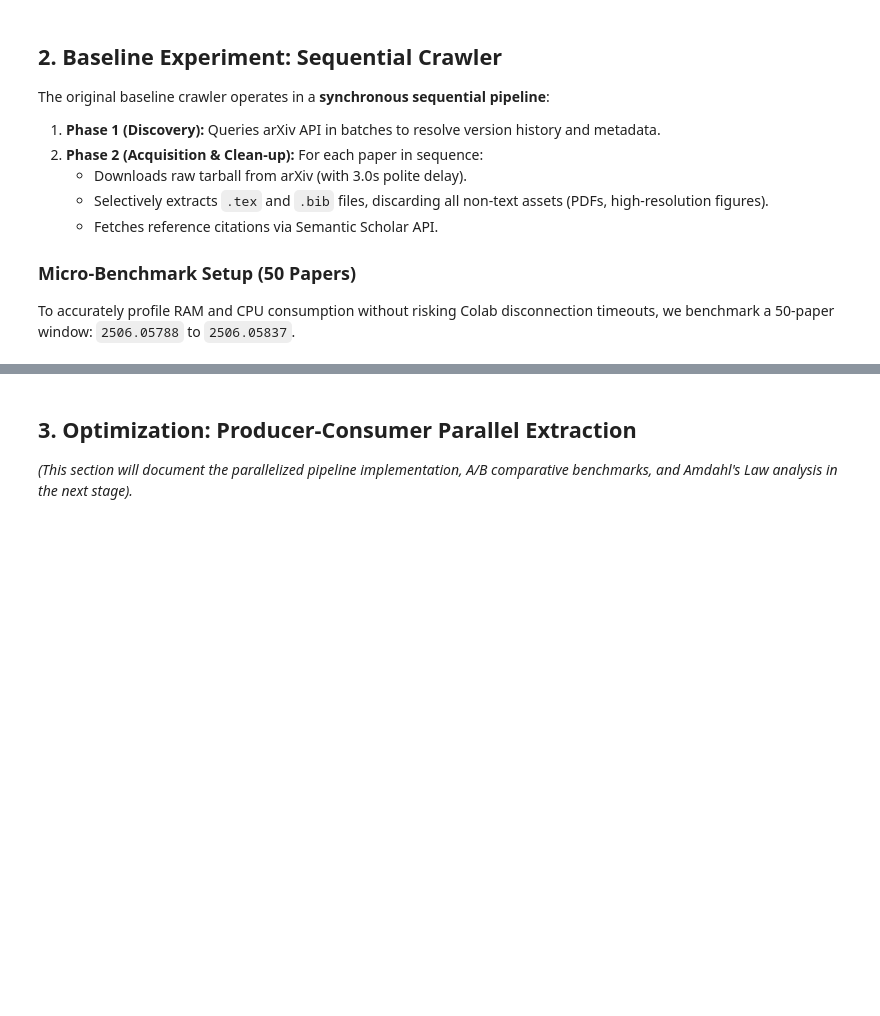
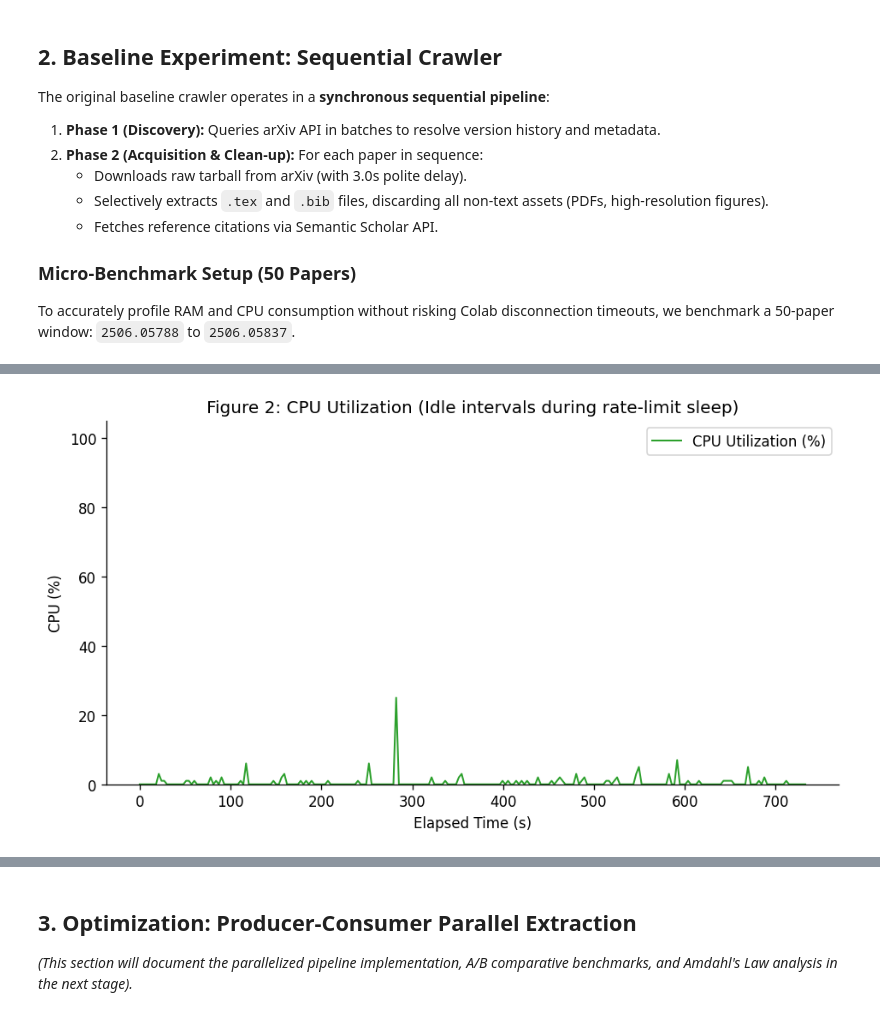
Before and after one commit to QuangPhat101/arXiv-Report, a Jupyter notebook: milestone1/performance.ipynb, the cells around one changed output, grey strips where cells are left out. Cells and saved outputs as stored; diff of their text form; code cells hidden in the pictures; blank space fills up the shorter version.

```diff
--- a/milestone1/performance.ipynb
+++ b/milestone1/performance.ipynb
@@ -395,0 +490,20 @@ else:
+# %%
+if baseline_data is not None:
+    mem_info = baseline_data.get("memory", {})
+    t = mem_info.get("timeline_s", [])
+    cpu = mem_info.get("cpu_timeline_pct", [])
+
+    if t and cpu:
+        plt.figure(figsize=(8, 4.5))
+        plt.plot(t, cpu, color=ACCENT_GREEN, linewidth=1.2, label="CPU Utilization (%)")
+        plt.xlabel("Elapsed Time (s)")
+        plt.ylabel("CPU (%)")
+        plt.title("Figure 2: CPU Utilization (Idle intervals during rate-limit sleep)")
+        plt.ylim(0, 105)
+        plt.legend(loc="upper right")
+        plt.tight_layout()
+        plt.show()
+else:
+    print("[!] No baseline data found.")
+# %% [output]
+[figure, added]
```
Also changed, not shown: parts of 12 cells of this notebook.
